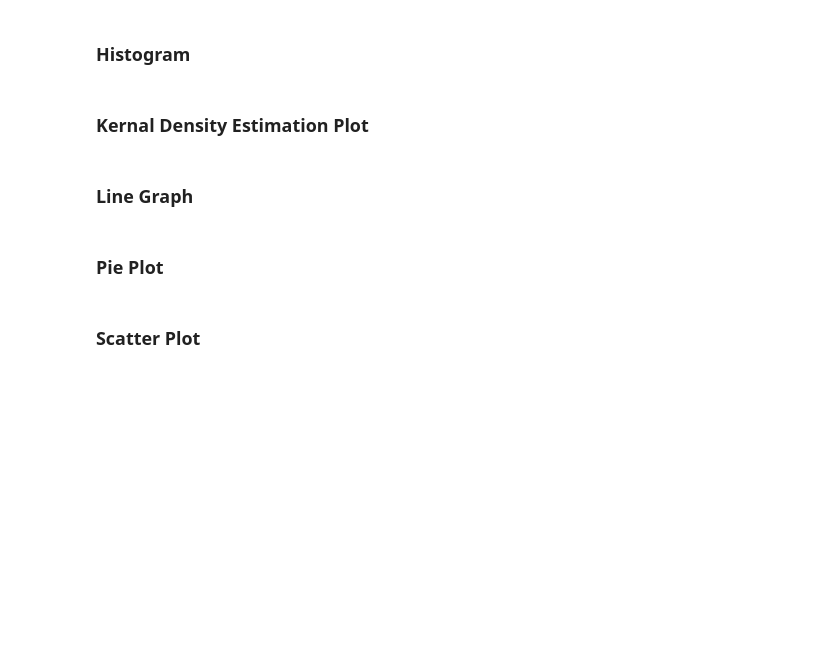
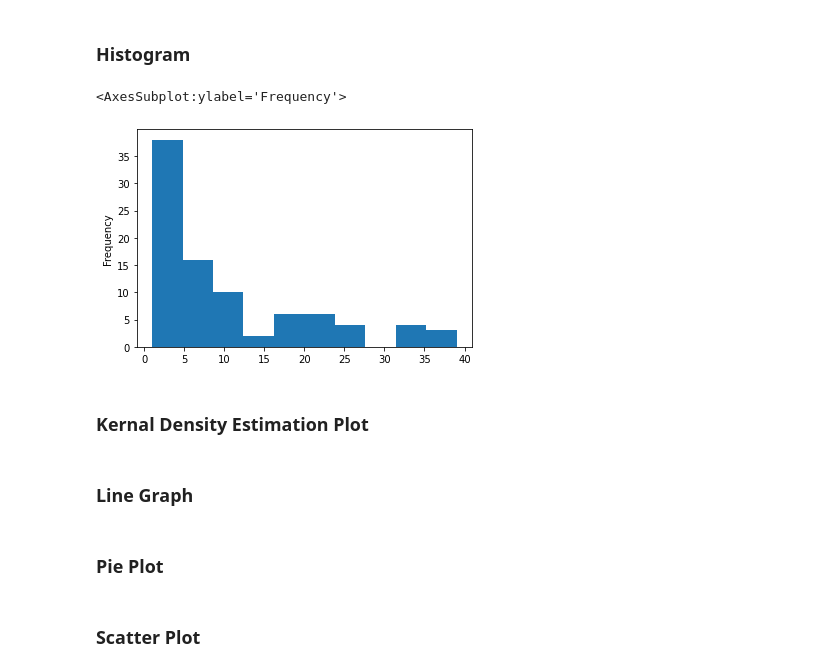
Before and after one commit to davidwhitemsm/cookbooks, a Jupyter notebook: exploratory_data_analysis_with_python_cookbook.ipynb, the cells around one changed output. Drawn from its saved outputs; the diff is of its cells as text; code cells hidden in the pictures; blank space fills up the shorter version.

```diff
--- a/exploratory_data_analysis_with_python_cookbook.ipynb
+++ b/exploratory_data_analysis_with_python_cookbook.ipynb
@@ -668,6 +671,7 @@ df_a['Age'].plot(kind='box',figsize=(7,7))
 # %% [markdown]
 ### Histogram
 # %%
-df_a['Age'].value_counts().plot(kind='hist')
+df['Age'].value_counts().plot(kind='hist')
+# %% [output]
+<AxesSubplot:ylabel='Frequency'>
+[figure, added]
-# %% [markdown]
-### Kernal Density Estimation Plot
@@ -675,0 +678,2 @@ df_a['Age'].value_counts().plot(kind='hist')
+# %% [markdown]
+### Kernal Density Estimation Plot
@@ -677,5 +683,3 @@ df_a['Age'].value_counts().plot(kind='hist')
 ### Line Graph
 # %%
 df_a.plot(kind='line',x='Age', y='Fare',figsize=(10,5))
-# %% [markdown]
-### Pie Plot
@@ -683,0 +686,2 @@ df_a.plot(kind='line',x='Age', y='Fare',figsize=(10,5))
+# %% [markdown]
+### Pie Plot
```
Also changed, not shown: parts of 126 cells of this notebook.
